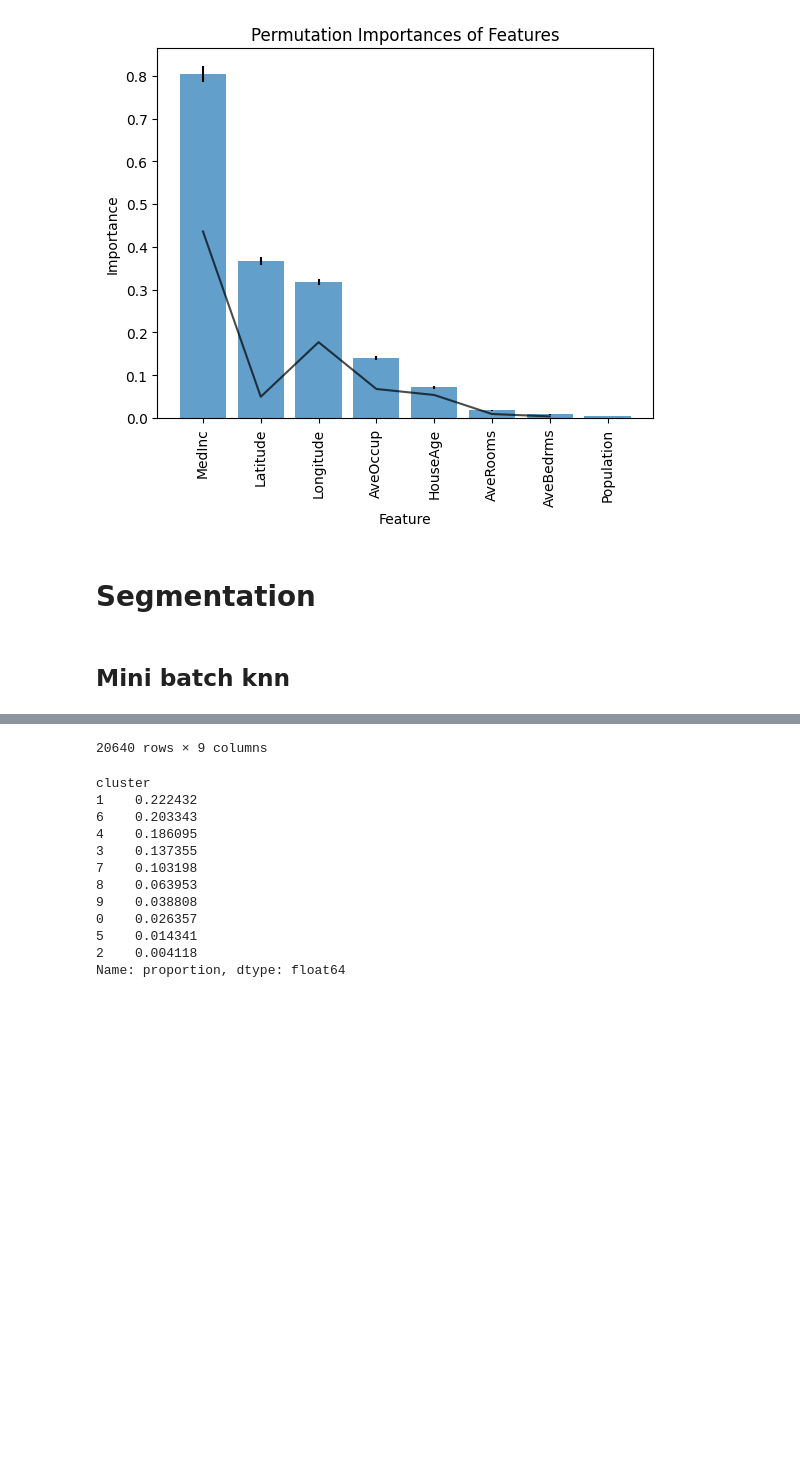
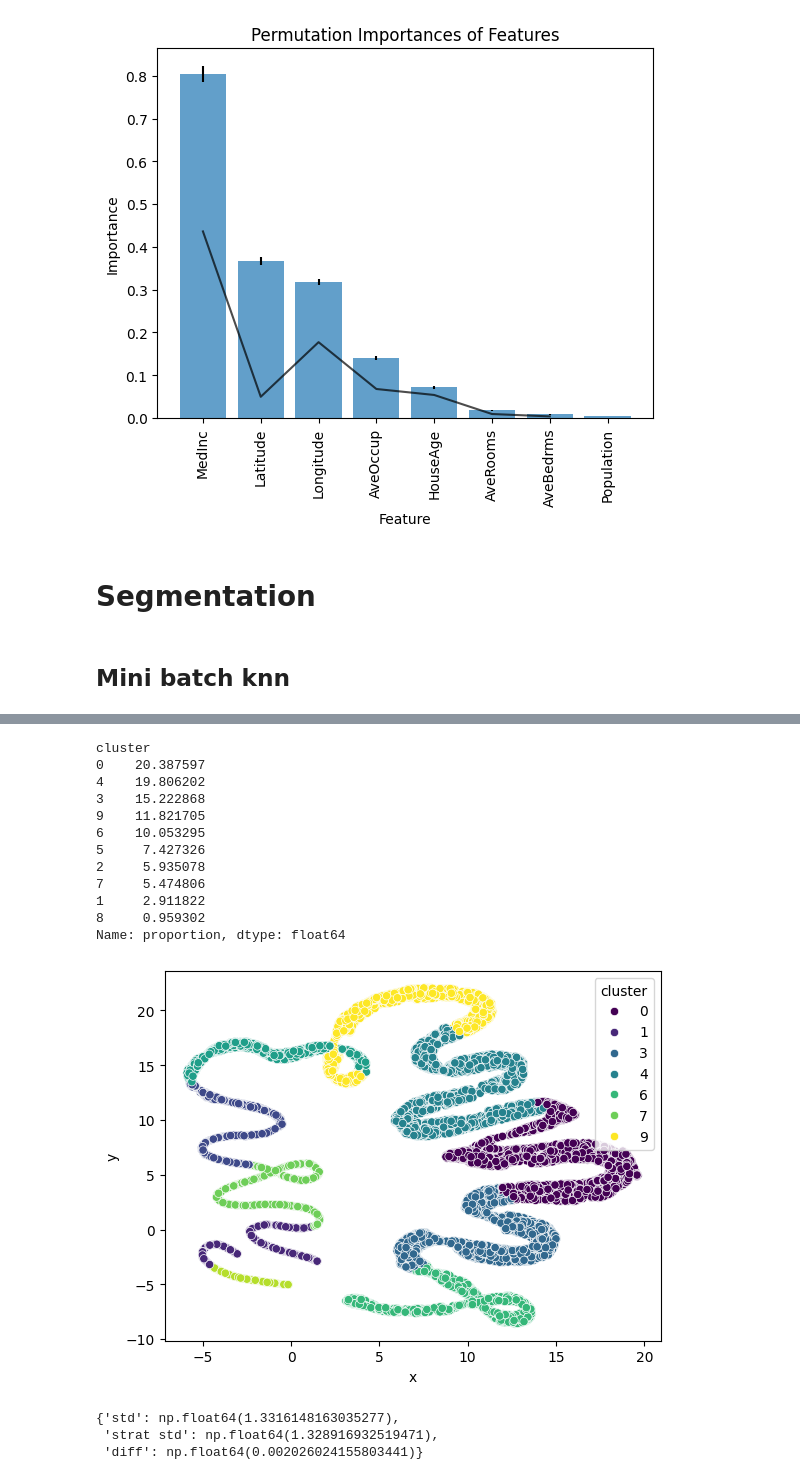
Before and after one commit to Dmatryus/dmml-lab, a Jupyter notebook: experiments/std_reduction.ipynb, the cells around one changed output, grey strips where cells are left out. Cells and saved outputs as stored; diff of their text form; code cells hidden in the pictures; blank space fills up the shorter version.

Commit message:
Add search k

```diff
--- a/experiments/std_reduction.ipynb
+++ b/experiments/std_reduction.ipynb
@@ -307,7 +307,7 @@ def group_std(data: pd.DataFrame, target: str, group: str) -> pd.DataFrame:
 
 
 def strat_std(
-    data: pd.DataFrame, target: str, group: str, strat: Optional[str] = None
+    data: pd.DataFrame, target: str, group_col: str, strat: Optional[str] = None
 ) -> pd.DataFrame:
     """
     Calculate the stratified standard deviation for each group in the data.
@@ -322,17 +322,17 @@ def strat_std(
     pd.DataFrame: A DataFrame with each group's size and stratified variance, along with the total size and variance.
     """
     if not strat:
-        return group_std(data, target, group)
+        return group_std(data, target, group_col)
 
     total_var = 0
 
-    groups_var = data.groupby([group, strat]).agg(group_size=(target, "count"))
+    groups_var = data.groupby([group_col, strat]).agg(group_size=(target, "count"))
     groups_var[f"{target}_strat_var"] = 0
 
     for strat, strat_data in data.groupby(strat):
         total_strat_val = strat_data[target].var() * len(strat_data) / len(data)
         total_var += total_strat_val
-        for group, group_strated_data in strat_data.groupby(group):
+        for group, group_strated_data in strat_data.groupby(group_col):
             group_strat_var = (
                 group_strated_data[target].var()
                 * len(group_strated_data)
@@ -1015,5 +1017,38 @@ from sklearn.cluster import MiniBatchKMeans
+# %%
+def one_segmentation_experiment(data: ModelData, model):
+    data.data["cluster"] = model.fit_predict(data.get_data("all", "features"))
+    display(data.data["cluster"].value_counts(normalize=True) * 100)
+    data2d = pd.DataFrame(UMAP(n_jobs=-1).fit_transform(data.get_data("all", "features")), columns=["x", "y"])
+    data2d["cluster"] = data.data["cluster"]
+    sns.scatterplot(data=data2d, x="x", y="y", hue=data2d["cluster"], palette="viridis")
+    data.data["group"] = 1
+    d_std = strat_std(data.data, data.target, "group")
+    d_sstd = strat_std(data.data, data.target, "group", "cluster")
+    plt.show()
+    result = {
+        "std": d_std.loc["total", "var"],
+        "strat std": d_sstd.loc["total", "MedHouseVal_strat_var"],
+    }
+    result["diff"] = 1 - result["strat std"]/result["std"]
+    return result
+
+def search_k(data: ModelData, max_k:int):
+    result_arr = []
+    for k in tqdm(range(2, max_k)):
+        model = MiniBatchKMeans(n_clusters=k)
+        data.data["cluster"] = model.fit_predict(data.get_data("all", "features"))
+
+        result = {
+            "k": k,
+            "std": strat_std(data.data, data.target, "group").loc["total", "var"],
+            "strat std": strat_std(data.data, data.target, "group", "cluster").loc["total", "MedHouseVal_strat_var"],
+        }
+        result["diff"] = 1 - result["strat std"]/result["std"]
+        result_arr.append(result)
+    return pd.DataFrame(result_arr)
 # %%
 data = ModelData.load_california_housing_data()
 data.split_data(test_size=0.2)
-data
+mini_batch_kmeans = MiniBatchKMeans(n_clusters=10)
+one_segmentation_experiment(data=data, model=mini_batch_kmeans)
 # %% [output]
@@ -1032 +1055,16 @@ data
-20640 rows × 9 columns
+cluster
+0    20.387597
+4    19.806202
+3    15.222868
+9    11.821705
+6    10.053295
+5     7.427326
+2     5.935078
+7     5.474806
+1     2.911822
+8     0.959302
+Name: proportion, dtype: float64
+[figure, added]
+{'std': np.float64(1.3316148163035277),
+ 'strat std': np.float64(1.328916932519471),
+ 'diff': np.float64(0.002026024155803441)}
@@ -1035,16 +1070,0 @@ mini_batch_kmeans = MiniBatchKMeans(n_clusters=10)
-# %%
-data.data["cluster"] = mini_batch_kmeans.fit_predict(data.get_data())
-data.data["cluster"].value_counts(normalize=True)
-# %% [output]
-cluster
-1    0.222432
-6    0.203343
-4    0.186095
-3    0.137355
-7    0.103198
-8    0.063953
-9    0.038808
-0    0.026357
-5    0.014341
-2    0.004118
-Name: proportion, dtype: float64
```
Also changed, not shown: parts of 7 cells of this notebook.
